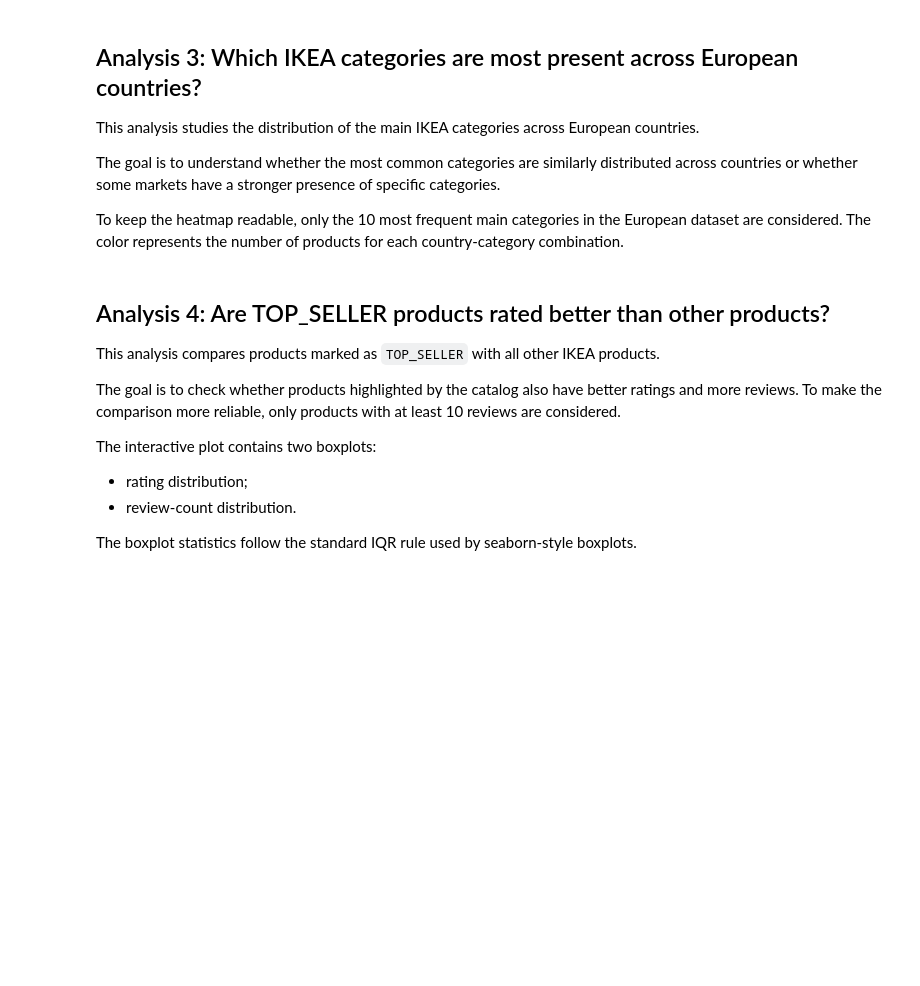
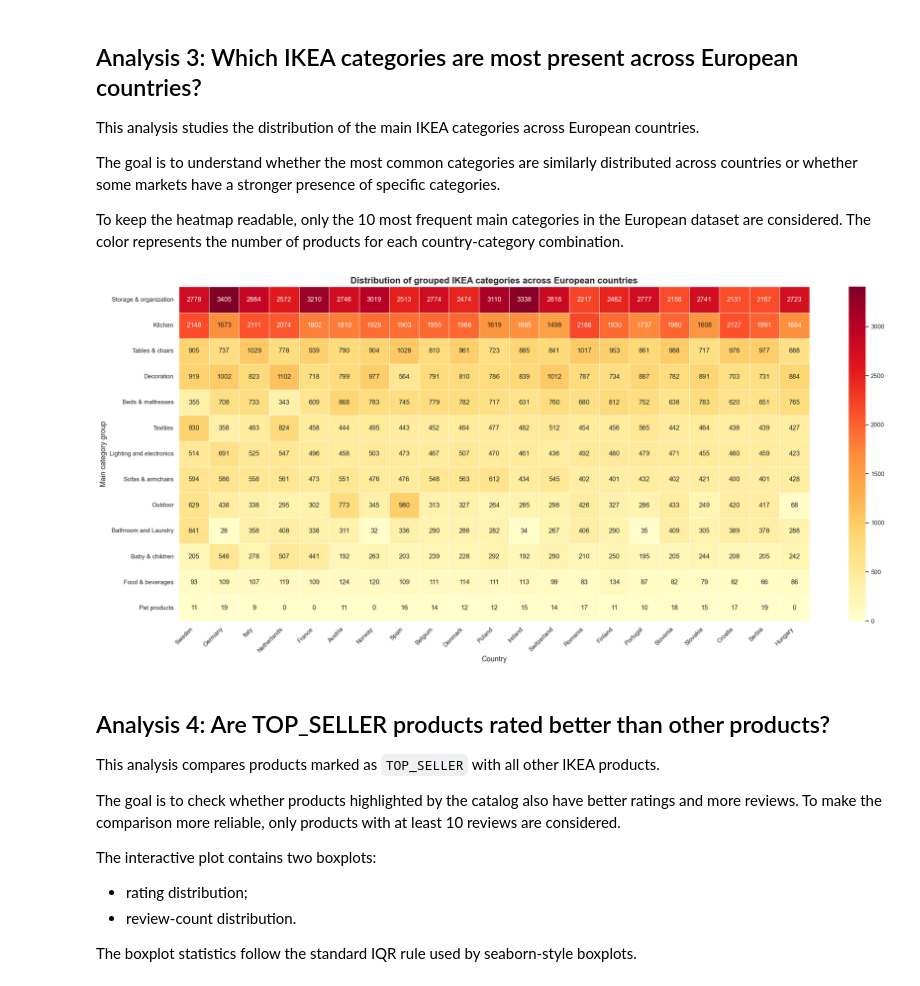
Before and after one commit to xavier-horisberger/ds-pj2-ikea, a Jupyter notebook: IKEA_product_catalog_analysis.ipynb, the cells around one changed output. Cells and saved outputs as stored; diff of their text form; code cells hidden in the pictures; blank space fills up the shorter version.

Commit message:
aggiunta divisione categorie + heatmap corrette

```diff
--- a/IKEA_product_catalog_analysis.ipynb
+++ b/IKEA_product_catalog_analysis.ipynb
@@ -203,9 +435,22 @@ def translate_column_values(df, column, target_lang='en', sleep_time=0.2):
 df = pd.read_csv('IKEA_product_catalog.csv')
 df_europe = df[df['country'].isin(EUROPEAN_COUNTRIES)].copy()
 
+# Add reusable grouped category column
+df_europe = add_grouped_category(df_europe)
+
 print('Original dataset:', df.shape)
 print('European dataset:', df_europe.shape)
 print('European countries:', sorted(df_europe['country'].dropna().unique()))
+
+unmapped_categories = (
+    df_europe[df_europe['main_category_group'] == 'Other']['main_category']
+    .value_counts()
+    .head(20)
+)
+
+print('\nTop unmapped categories:')
+print(unmapped_categories)
+
 display(df_europe.head())
 # %% [output]
 Original dataset: (401046, 18)
@@ -361,24 +753,67 @@ The goal is to understand whether the most common categories are similarly distr
 
 To keep the heatmap readable, only the 10 most frequent main categories in the European dataset are considered. The color represents the number of products for each country-category combination.
 # %%
-cat_country = df_europe.dropna(subset=['country', 'main_category', 'product_id']).copy()
-cat_country = cat_country[cat_country['main_category'].isin(top_values(cat_country, 'main_category', 10))]
+# Use grouped categories instead of raw multilingual main_category values
+cat_country = df_europe.dropna(
+    subset=['country', 'main_category_group', 'product_id']
+).copy()
 
-pivot = cat_country.pivot_table(index='main_category', columns='country', values='product_id',
-                                aggfunc='count', fill_value=0)
-pivot = pivot.loc[pivot.sum(axis=1).sort_values(ascending=False).index,
-                  pivot.sum(axis=0).sort_values(ascending=False).index]
+# Keep all European countries present in the dataset
+all_countries = sorted(df_europe['country'].dropna().unique())
 
-plt.figure(figsize=(18, 8))
-sns.heatmap(pivot, cmap='YlOrRd', linewidths=.5, linecolor='white', annot=True, fmt='d')
-plt.title('Distribution of the main IKEA categories across European countries',
-          fontsize=16, fontweight='bold')
+# Create pivot table:
+# rows = all grouped categories
+# columns = countries
+# values = number of products
+pivot = cat_country.pivot_table(
+    index='main_category_group',
+    columns='country',
+    values='product_id',
+    aggfunc='count',
+    fill_value=0
+)
+
+# Add back countries with zero values if needed
+pivot = pivot.reindex(columns=all_countries, fill_value=0)
+
+# Sort categories by total number of products
+pivot = pivot.loc[
+    pivot.sum(axis=1).sort_values(ascending=False).index
+]
+
+# Sort countries by total number of products
+pivot = pivot[
+    pivot.sum(axis=0).sort_values(ascending=False).index
+]
+
+# Plot heatmap
+plt.figure(figsize=(22, 10))
+
+sns.heatmap(
+    pivot,
+    cmap='YlOrRd',
+    linewidths=.5,
+    linecolor='white',
+    annot=True,
+    fmt='d'
+)
+
+plt.title(
+    'Distribution of grouped IKEA categories across European countries',
+    fontsize=16,
+    fontweight='bold'
+)
+
 plt.xlabel('Country', fontsize=13)
-plt.ylabel('Main category', fontsize=13)
+plt.ylabel('Main category group', fontsize=13)
+
 plt.xticks(rotation=45, ha='right')
 plt.yticks(rotation=0)
+
 plt.tight_layout()
 plt.show()
+# %% [output]
+[figure, added]
 # %% [markdown]
 ## Analysis 4: Are TOP_SELLER products rated better than other products?
 
```
Also changed, not shown: parts of 10 cells of this notebook.
